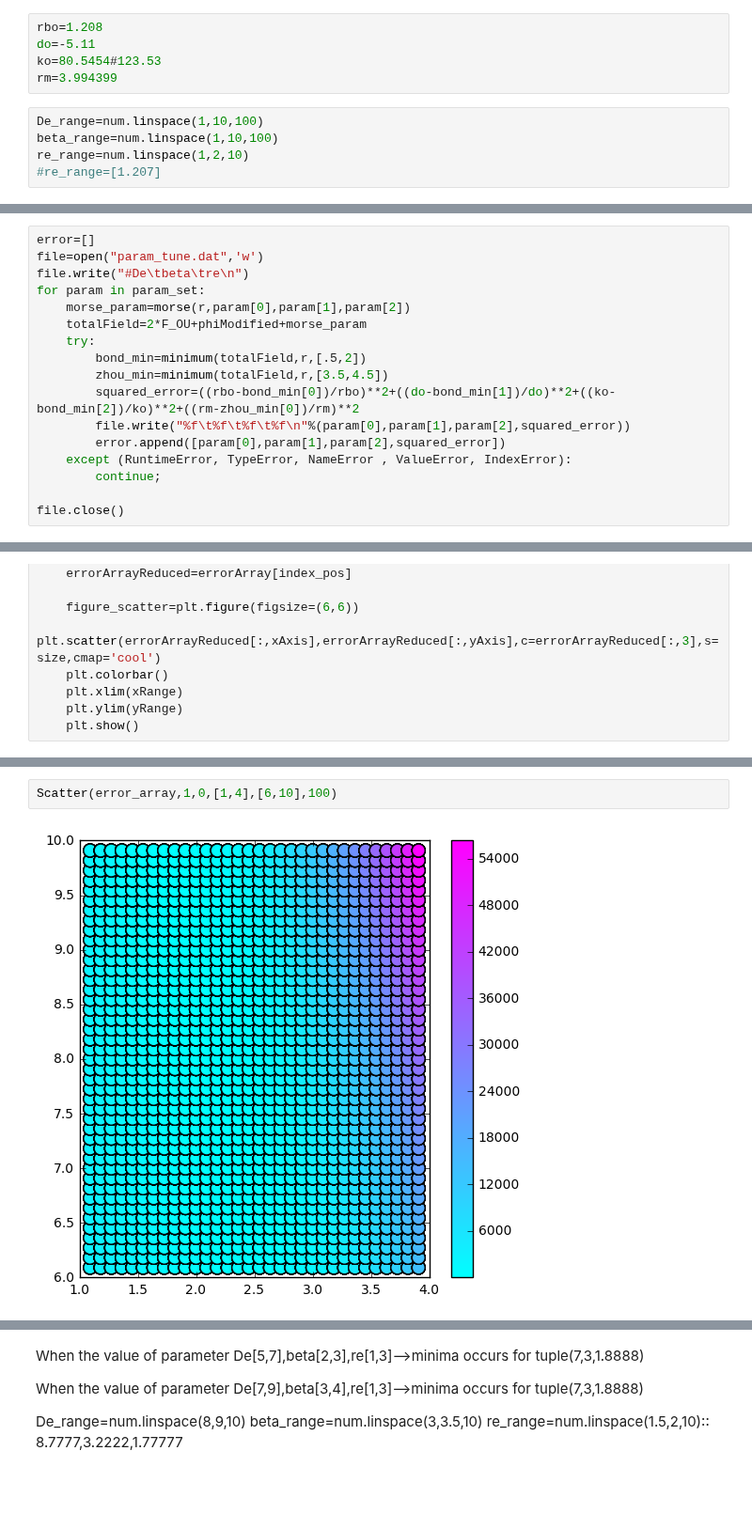
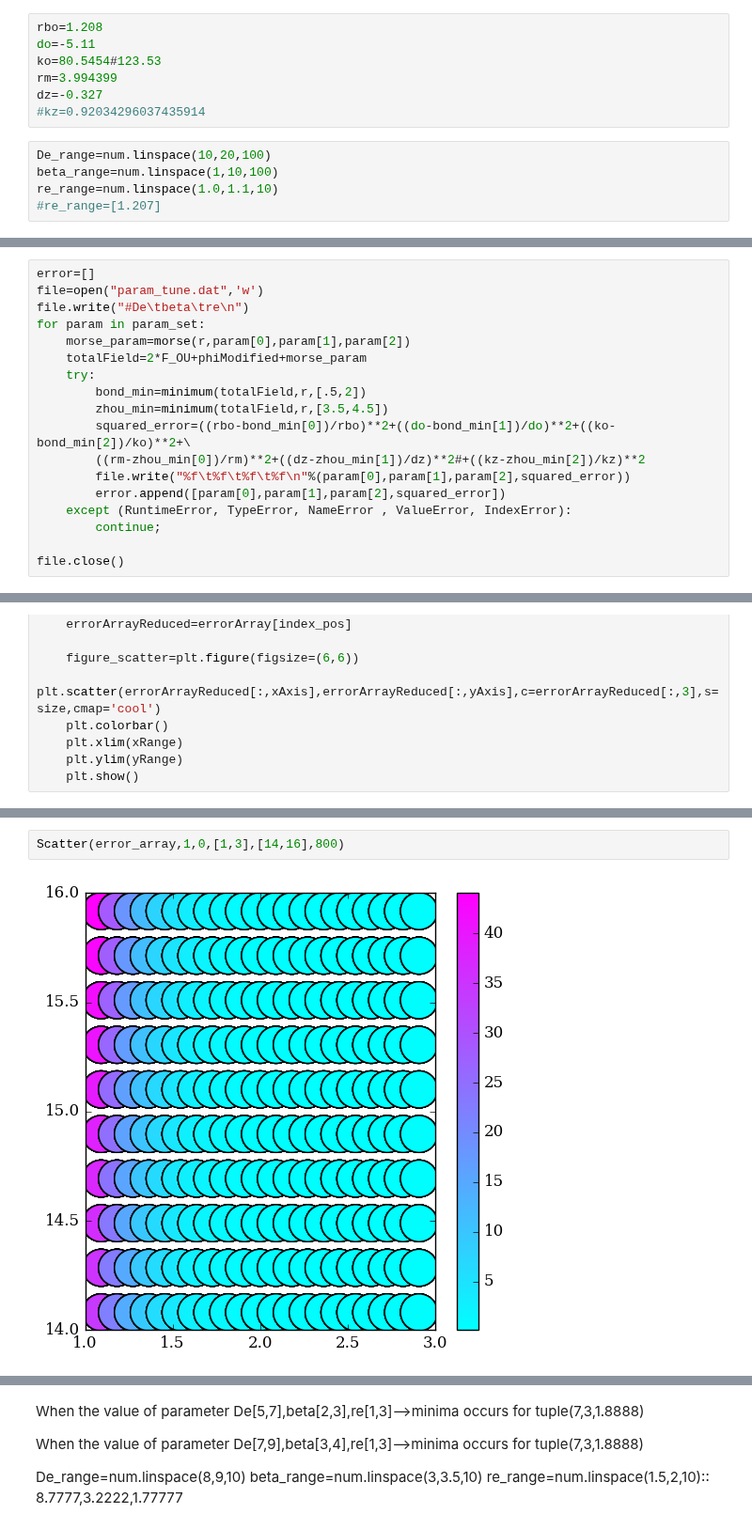
Before and after one commit to 123daimanu/DR_EAM, a Jupyter notebook: EAM_OxygenZhou2005.ipynb, the cells around one changed output, grey strips where cells are left out. Shown at 94% size. Cells and saved outputs as stored; diff of their text form; blank space fills up the shorter version.

```diff
--- a/EAM_OxygenZhou2005.ipynb
+++ b/EAM_OxygenZhou2005.ipynb
@@ -157,10 +157,12 @@ rbo=1.208
 do=-5.11
 ko=80.5454#123.53
 rm=3.994399
+dz=-0.327
+#kz=0.92034296037435914
 # %%
-De_range=num.linspace(1,10,100)
+De_range=num.linspace(10,20,100)
 beta_range=num.linspace(1,10,100)
-re_range=num.linspace(1,2,10)
+re_range=num.linspace(1.0,1.1,10)
 #re_range=[1.207]
 # %%
 param_set=[[De,Beta,Re] for De in De_range for Beta in beta_range for Re in re_range]
@@ -174,7 +176,8 @@ for param in param_set:
     try:
         bond_min=minimum(totalField,r,[.5,2])
         zhou_min=minimum(totalField,r,[3.5,4.5])
-        squared_error=((rbo-bond_min[0])/rbo)**2+((do-bond_min[1])/do)**2+((ko-bond_min[2])/ko)**2+((rm-zhou_min[0])/rm)**2
+        squared_error=((rbo-bond_min[0])/rbo)**2+((do-bond_min[1])/do)**2+((ko-bond_min[2])/ko)**2+\
+        ((rm-zhou_min[0])/rm)**2+((dz-zhou_min[1])/dz)**2#+((kz-zhou_min[2])/kz)**2
         file.write("%f\t%f\t%f\t%f\n"%(param[0],param[1],param[2],squared_error))
         error.append([param[0],param[1],param[2],squared_error])
     except (RuntimeError, TypeError, NameError , ValueError, IndexError):
@@ -229,5 +236,5 @@ Scatter(error_array,1,0,[1,10],[1,10],10)
 # %%
-Scatter(error_array,1,0,[1,4],[6,10],100)
+Scatter(error_array,1,0,[1,3],[14,16],800)
 # %% [output]
-[figure, old version]
+[figure, new version]
 # %%
```
Also changed, not shown: parts of 16 cells of this notebook, 1 other file.
